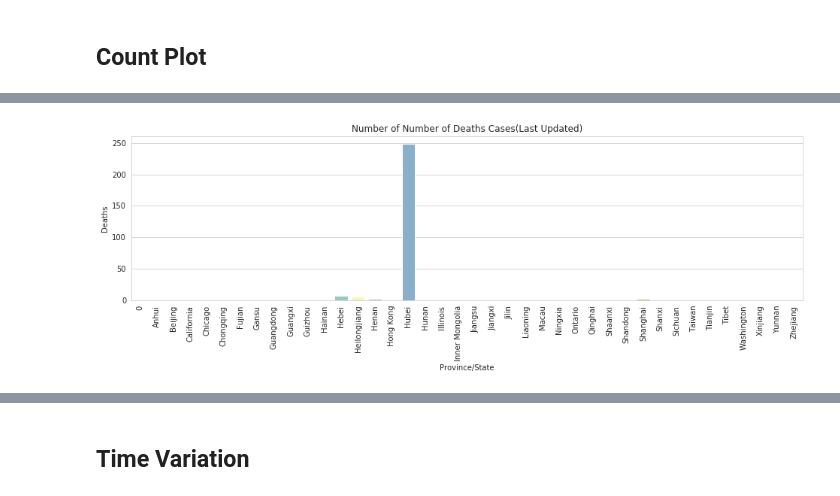
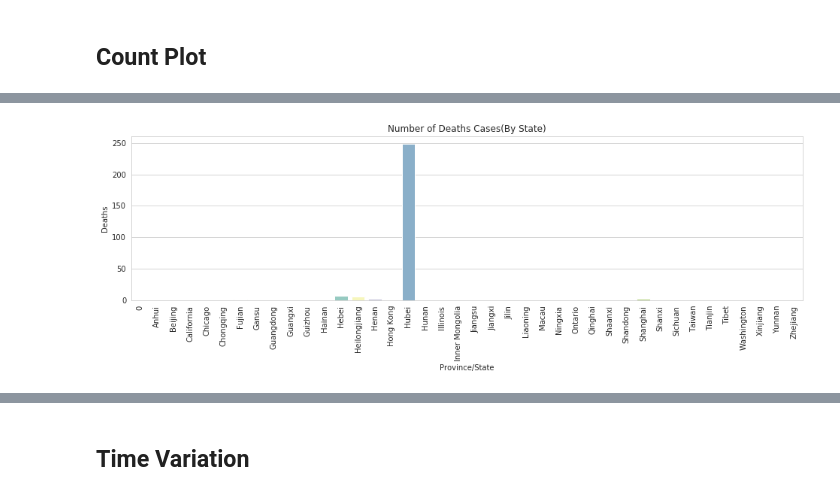
Before and after one commit to hossainlab/CoronavirusTracking, a Jupyter notebook: Corona Data Analysis .ipynb, the cells around one changed output, grey strips where cells are left out. Saved outputs shown, nothing was run; the diff lists cells and outputs as text; code cells hidden in the pictures.

```diff
--- a/Corona Data Analysis .ipynb
+++ b/Corona Data Analysis .ipynb
@@ -237,5 +242,5 @@ count_plot('Province/State', 'Recovered', 'Number of Recovered Cases(Last Update
 # %%
 # Number of Deaths cases by Province/State
-count_plot('Province/State', 'Deaths', 'Number of Deaths Cases(Last Updated)', data_by_state, size=4)
+count_plot('Province/State', 'Deaths', 'Deaths Cases(By State)', data_by_state, size=4)
 # %% [output]
-[figure, old version]
+[figure, new version]
```
Also changed, not shown: parts of 13 cells of this notebook.
